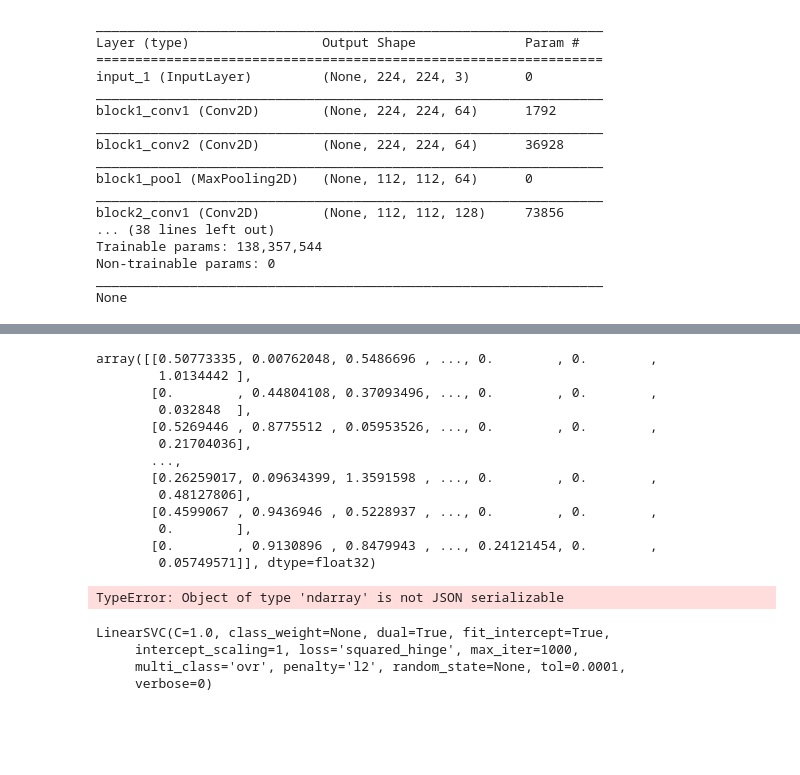
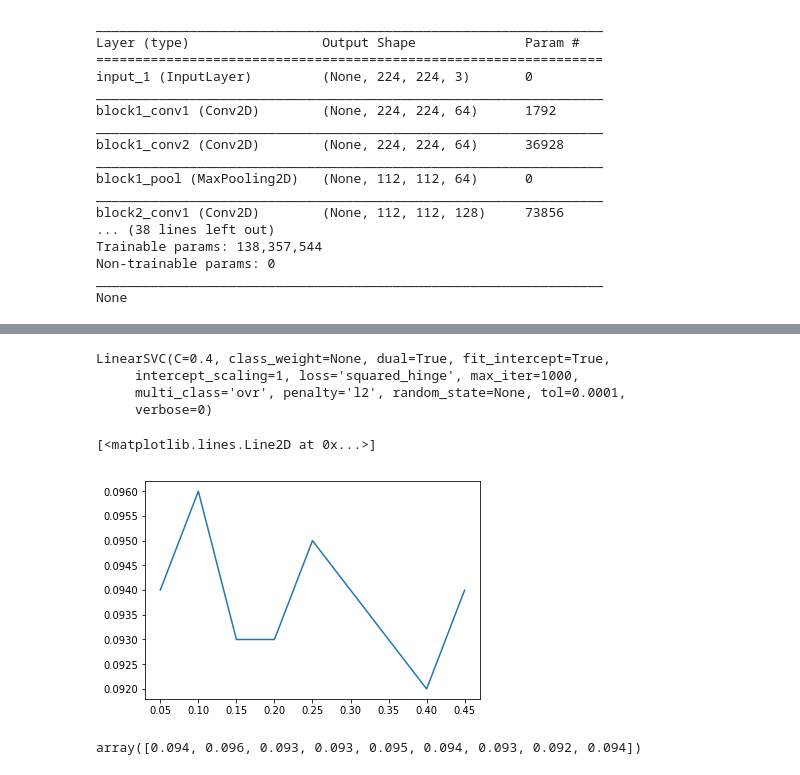
Before and after one commit to Tom556/CifarAnalysis, a Jupyter notebook: CifarAnalysis.ipynb, the cells around one changed output, grey strips where cells are left out. Drawn from its saved outputs; the diff is of its cells as text; code cells hidden in the pictures; blank space fills up the shorter version.

Commit message:
model ammended

```diff
--- a/CifarAnalysis.ipynb
+++ b/CifarAnalysis.ipynb
@@ -143,30 +167,8 @@ plt.scatter(codes_train2[:,0], codes_train2[:,1], alpha=0.2, c=y_train)
-# %%
-code_train
-# %% [output]
-array([[0.50773335, 0.00762048, 0.5486696 , ..., 0.        , 0.        ,
-        1.0134442 ],
-       [0.        , 0.44804108, 0.37093496, ..., 0.        , 0.        ,
-        0.032848  ],
-       [0.5269446 , 0.8775512 , 0.05953526, ..., 0.        , 0.        ,
-        0.21704036],
-       ...,
-       [0.26259017, 0.09634399, 1.3591598 , ..., 0.        , 0.        ,
-        0.48127806],
-       [0.4599067 , 0.9436946 , 0.5228937 , ..., 0.        , 0.        ,
-        0.        ],
-       [0.        , 0.9130896 , 0.8479943 , ..., 0.24121454, 0.        ,
-        0.05749571]], dtype=float32)
-# %%
-import json
-with open('code_train.json', 'w') as outfile:
-    json.dump(code_train, outfile)
-# %% [output]
-TypeError: Object of type 'ndarray' is not JSON serializable
 # %%
-cnn_classifier = svm.LinearSVC()
-cnn_classifier.fit(codes_train2, y_train)
+cnn_classifier = svm.LinearSVC(C=0.4)
+cnn_classifier.fit(codes_train, y_train)
 # %% [output]
-LinearSVC(C=1.0, class_weight=None, dual=True, fit_intercept=True,
+LinearSVC(C=0.4, class_weight=None, dual=True, fit_intercept=True,
      intercept_scaling=1, loss='squared_hinge', max_iter=1000,
      multi_class='ovr', penalty='l2', random_state=None, tol=0.0001,
      verbose=0)
@@ -177,2 +175,8 @@ X_test_cnn[:,:32,:32,:] = X_test.reshape(-1,3,32,32).transpose([0,2, 3, 1])# /25
+# %%
+X_test_vgg = np.zeros((X_test.shape[0],224,224,3))
+for idx, img in  enumerate(X_test):
+    X_test_vgg[idx,...] = resize(img, (224,224), preserve_range=True)
+
+X_test_vgg -= VGG_MEAN
 # %%
-codes_test = descriptor_model.predict(X_test_cnn)
+codes_test = descriptor_model.predict(X_test_vgg)
@@ -183,5 +185,23 @@ codes_test2 = pca.fit_transform(codes_test)
 # %%
-cnn_predictions = cnn_classifier.predict(codes_test2)
+cnn_predictions = cnn_classifier.predict(codes_test)
+# %%
+Cs = np.arange(0.05, 0.5, 0.05)
+ACCs = np.zeros(len(Cs))
+for idx, C in enumerate(Cs):
+    cnn_classifier = svm.LinearSVC(C=C)
+    cnn_classifier.fit(codes_train, y_train)
+
+    cnn_predictions = cnn_classifier.predict(codes_test)
+    ACCs[idx] = np.mean(cnn_predictions == np.array(y_test))
+
+plt.plot(Cs, ACCs)
+# %% [output]
+[<matplotlib.lines.Line2D at 0x...>]
+[figure, added]
+# %%
+ACCs
+# %% [output]
+array([0.094, 0.096, 0.093, 0.093, 0.095, 0.094, 0.093, 0.092, 0.094])
 # %%
 np.mean(cnn_predictions == np.array(y_test))
 # %% [output]
```
Also changed, not shown: parts of 35 cells of this notebook, 1 other file.
